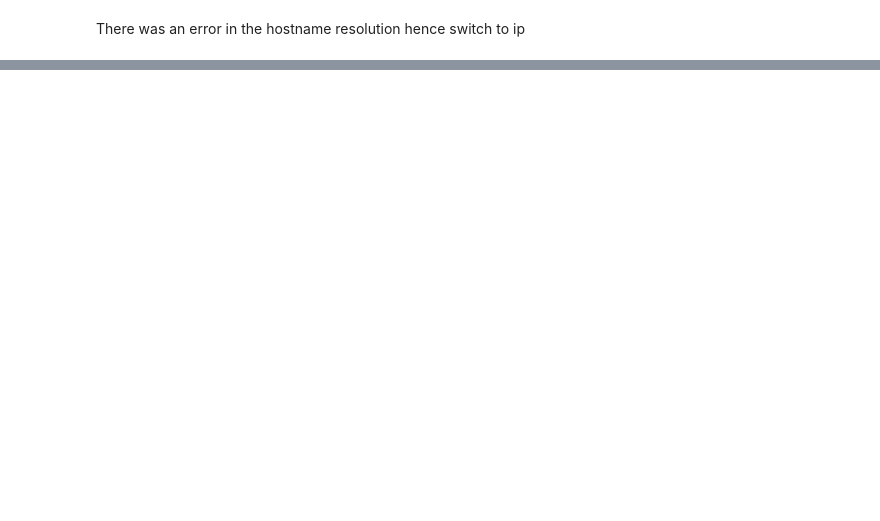
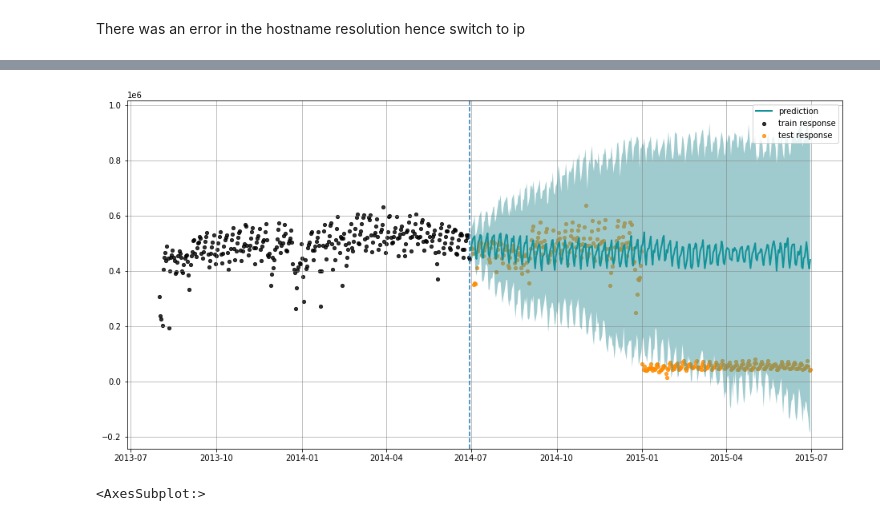
Before and after one commit to Data-drone/timeseries_mlflow, a Jupyter notebook: TimeSeries Forecast.ipynb, the cells around one changed output, grey strips where cells are left out. Saved outputs shown, nothing was run; the diff lists cells and outputs as text; code cells hidden in the pictures; blank space fills up the shorter version.

```diff
--- a/TimeSeries Forecast.ipynb
+++ b/TimeSeries Forecast.ipynb
@@ -225,0 +262,6 @@ fig1 = m.plot(forecast)
+# %%
+dlt = DLTFull(
+    response_col='y', date_col='ds',
+    #regressor_col=['trend.unemploy', 'trend.filling', 'trend.job'],
+    seasonality=7,
+)
@@ -225,0 +270,5 @@ fig1 = m.plot(forecast)
+# %%
+dlt.fit(df=taxi_daily.train_data.toPandas())
+
+# outcomes data frame
+predicted_df = dlt.predict(df=taxi_daily.test_data.toPandas())
@@ -225,0 +280,9 @@ fig1 = m.plot(forecast)
+# %%
+plot_predicted_data(
+    training_actual_df=taxi_daily.train_data.toPandas(), predicted_df=predicted_df,
+    date_col=dlt.date_col, actual_col=dlt.response_col,
+    test_actual_df=taxi_daily.test_data.toPandas()
+)
+# %% [output]
+[figure, added]
+<AxesSubplot:>
```
Also changed, not shown: parts of 39 cells of this notebook, 3 other files.
